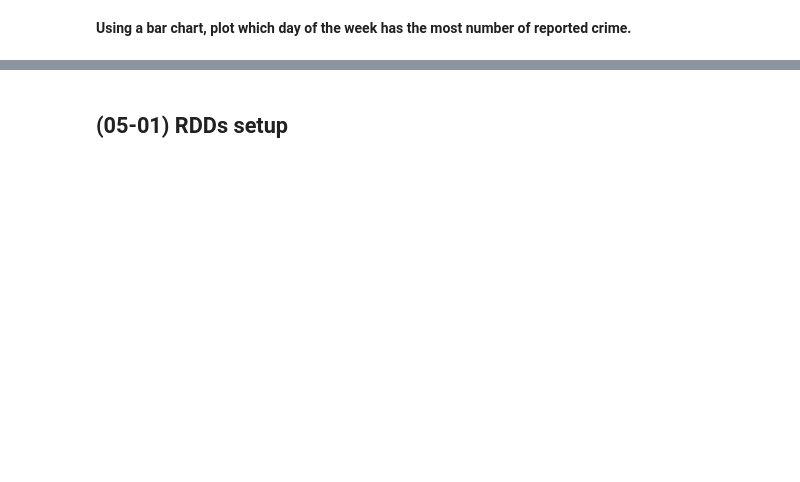
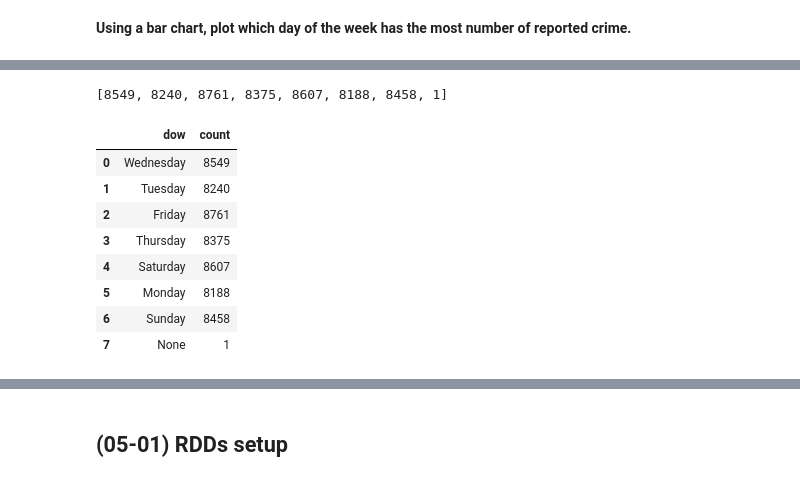
Before and after one commit to patilmanishj21/pyspark-learning, a Jupyter notebook: Apache_PySpark_by_Example.ipynb, the cells around one changed output, grey strips where cells are left out. Saved outputs shown, nothing was run; the diff lists cells and outputs as text; code cells hidden in the pictures; blank space fills up the shorter version.

```diff
--- a/Apache_PySpark_by_Example.ipynb
+++ b/Apache_PySpark_by_Example.ipynb
@@ -150,5 +150,5 @@ StructType([StructField('ID', StringType(), True), StructField('Case Number', St
 # %%
-rc=spark.read.csv('reported-crimes.csv',schema=schema)
+rc=spark.read.csv('reported-crimes.csv',schema=schema,header=True)
 rc.printSchema()
 # %% [output]
 root
@@ -322,0 +744,5 @@ print(dir(functions))
+# %%
+count=[x[1] for x in rc.groupBy(date_format(col('Date'),'EEEE').alias('day of week')).count().collect()]
+count
+# %% [output]
+[8549, 8240, 8761, 8375, 8607, 8188, 8458, 1]
@@ -322,0 +752,13 @@ print(dir(functions))
+# %%
+cp= pd.DataFrame({'dow':dow,'count':count})
+cp
+# %% [output]
+|  | dow | count |
+| 0 | Wednesday | 8549 |
+| 1 | Tuesday | 8240 |
+| 2 | Friday | 8761 |
+| 3 | Thursday | 8375 |
+| 4 | Saturday | 8607 |
+| 5 | Monday | 8188 |
+| 6 | Sunday | 8458 |
+| 7 | None | 1 |
```
Also changed, not shown: parts of 63 cells of this notebook.
